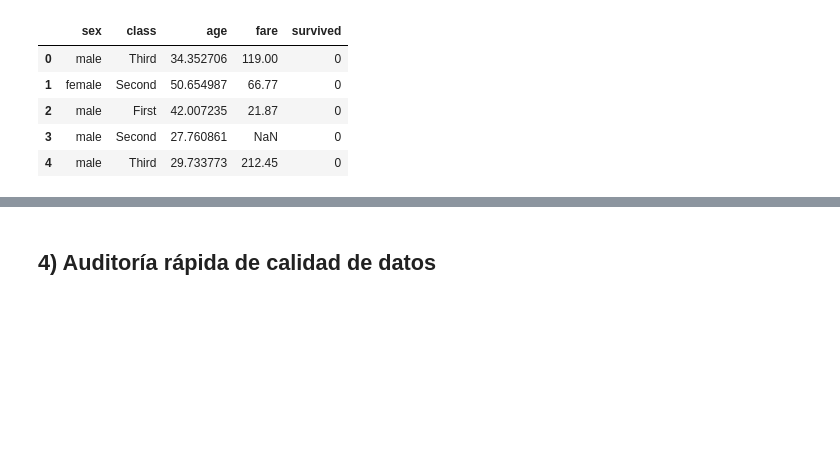
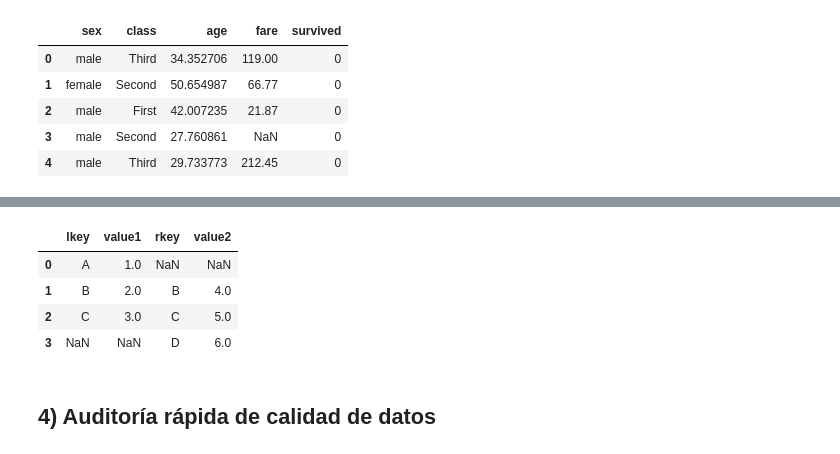
Before and after one commit to steestor/course-python-ml, a Jupyter notebook: notebooks/S1_A1_Entorno_y_Stack.ipynb, the cells around one changed output, grey strips where cells are left out. Cells and saved outputs as stored; diff of their text form; code cells hidden in the pictures; blank space fills up the shorter version.

```diff
--- a/notebooks/S1_A1_Entorno_y_Stack.ipynb
+++ b/notebooks/S1_A1_Entorno_y_Stack.ipynb
@@ -179,3 +209,14 @@ df.shape
+# %%
+data1 = pd.DataFrame({"lkey": ["A", "B", "C"], "value1": [1, 2, 3]})
+data2 = pd.DataFrame({"rkey": ["B", "C", "D"], "value2": [4, 5, 6]})
+merged = pd.merge(data1, data2, left_on="lkey", right_on="rkey", how="outer")
+merged.head()
+# %% [output]
+|  | lkey | value1 | rkey | value2 |
+| 0 | A | 1.0 | NaN | NaN |
+| 1 | B | 2.0 | B | 4.0 |
+| 2 | C | 3.0 | C | 5.0 |
+| 3 | NaN | NaN | D | 6.0 |
 # %% [markdown]
 ## 4) Auditoría rápida de calidad de datos
 # %%
```
Also changed, not shown: parts of 8 cells of this notebook.
